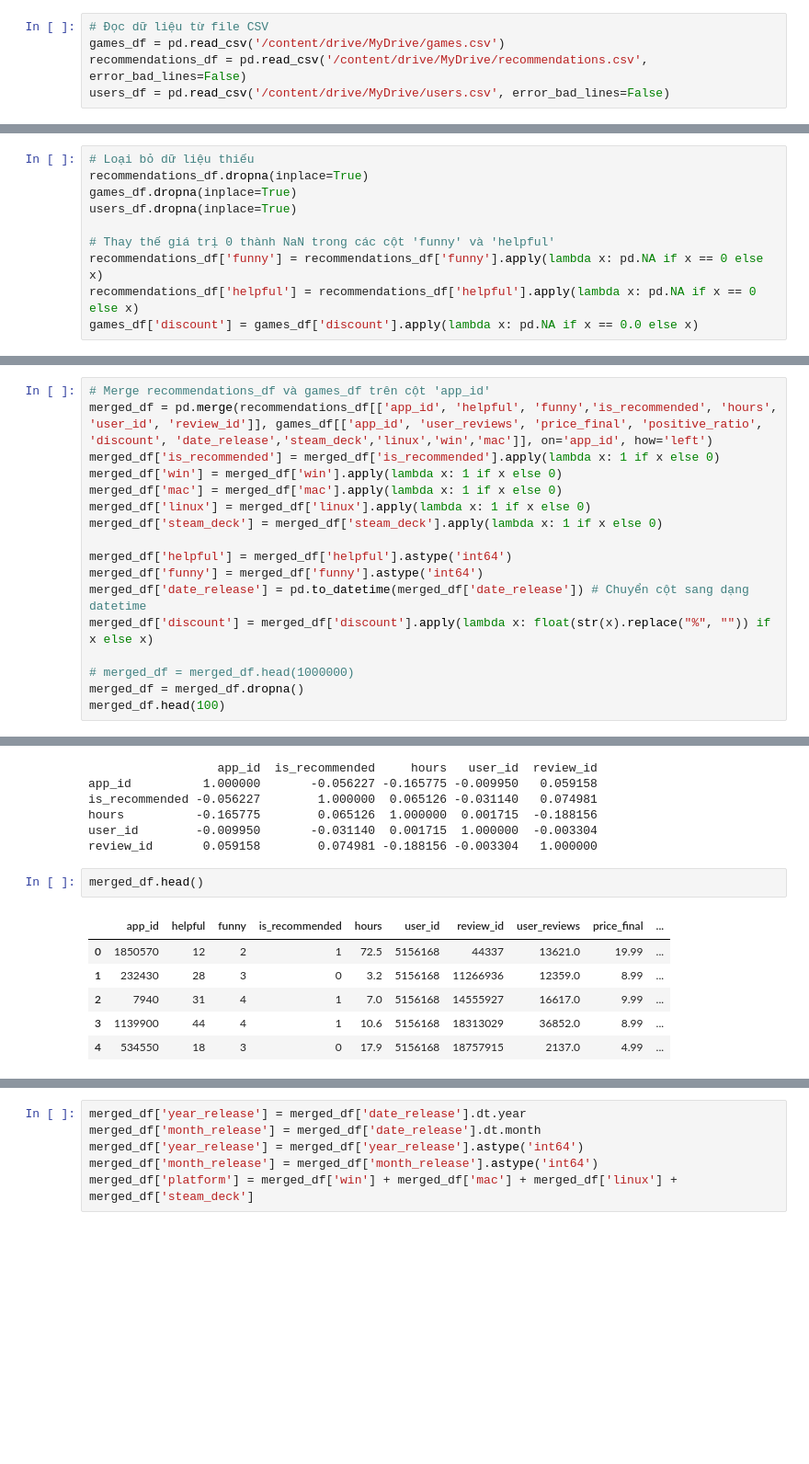
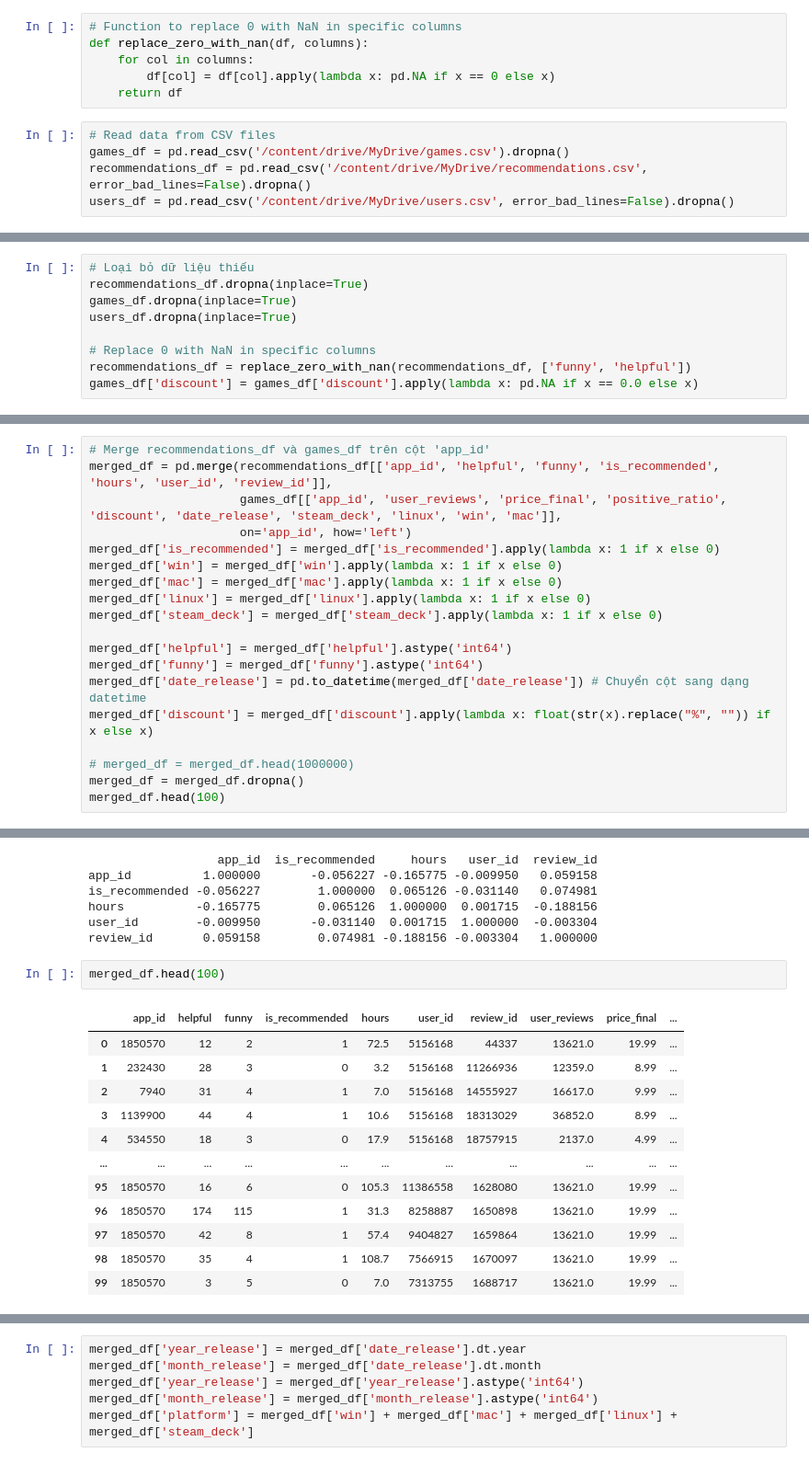
Before and after one commit to khanhsvan/someCollab, a Jupyter notebook: new.ipynb, the cells around one changed output, grey strips where cells are left out. Shown at 92% size. Cells and saved outputs as stored; diff of their text form; blank space fills up the shorter version.

```diff
--- a/new.ipynb
+++ b/new.ipynb
@@ -17,6 +18,12 @@ Mounted at /content/drive
+# %%
+# Function to replace 0 with NaN in specific columns
+def replace_zero_with_nan(df, columns):
+    for col in columns:
+        df[col] = df[col].apply(lambda x: pd.NA if x == 0 else x)
+    return df
 # %%
-# Đọc dữ liệu từ file CSV
-games_df = pd.read_csv('/content/drive/MyDrive/games.csv')
-recommendations_df = pd.read_csv('/content/drive/MyDrive/recommendations.csv', error_bad_lines=False)
-users_df = pd.read_csv('/content/drive/MyDrive/users.csv', error_bad_lines=False)
+# Read data from CSV files
+games_df = pd.read_csv('/content/drive/MyDrive/games.csv').dropna()
+recommendations_df = pd.read_csv('/content/drive/MyDrive/recommendations.csv', error_bad_lines=False).dropna()
+users_df = pd.read_csv('/content/drive/MyDrive/users.csv', error_bad_lines=False).dropna()
 # %% [output]
@@ -57,9 +64,8 @@ recommendations_df.dropna(inplace=True)
 games_df.dropna(inplace=True)
 users_df.dropna(inplace=True)
 
-# Thay thế giá trị 0 thành NaN trong các cột 'funny' và 'helpful'
-recommendations_df['funny'] = recommendations_df['funny'].apply(lambda x: pd.NA if x == 0 else x)
-recommendations_df['helpful'] = recommendations_df['helpful'].apply(lambda x: pd.NA if x == 0 else x)
+# Replace 0 with NaN in specific columns
+recommendations_df = replace_zero_with_nan(recommendations_df, ['funny', 'helpful'])
 games_df['discount'] = games_df['discount'].apply(lambda x: pd.NA if x == 0.0 else x)
 # %%
 print("sum of Nan values: ",recommendations_df.isna().sum())
@@ -131,7 +137,9 @@ games_df.head()
 | 109 | 727980 | Injustice™ 2 - Black Manta | 2017-11-14 | True | False | False | Positive | 82 | 23 | ... |
 # %%
 # Merge recommendations_df và games_df trên cột 'app_id'
-merged_df = pd.merge(recommendations_df[['app_id', 'helpful', 'funny','is_recommended', 'hours', 'user_id', 'review_id']], games_df[['app_id', 'user_reviews', 'price_final', 'positive_ratio', 'discount', 'date_release','steam_deck','linux','win','mac']], on='app_id', how='left')
+merged_df = pd.merge(recommendations_df[['app_id', 'helpful', 'funny', 'is_recommended', 'hours', 'user_id', 'review_id']],
+                     games_df[['app_id', 'user_reviews', 'price_final', 'positive_ratio', 'discount', 'date_release', 'steam_deck', 'linux', 'win', 'mac']],
+                     on='app_id', how='left')
 merged_df['is_recommended'] = merged_df['is_recommended'].apply(lambda x: 1 if x else 0)
 merged_df['win'] = merged_df['win'].apply(lambda x: 1 if x else 0)
 merged_df['mac'] = merged_df['mac'].apply(lambda x: 1 if x else 0)
@@ -205,11 +213,17 @@ hours          -0.165775        0.065126  1.000000  0.001715  -0.188156
 user_id        -0.009950       -0.031140  0.001715  1.000000  -0.003304
 review_id       0.059158        0.074981 -0.188156 -0.003304   1.000000
 # %%
-merged_df.head()
+merged_df.head(100)
 # %% [output]
 |  | app_id | helpful | funny | is_recommended | hours | user_id | review_id | user_reviews | price_final | ... |
 | 0 | 1850570 | 12 | 2 | 1 | 72.5 | 5156168 | 44337 | 13621.0 | 19.99 | ... |
 | 1 | 232430 | 28 | 3 | 0 | 3.2 | 5156168 | 11266936 | 12359.0 | 8.99 | ... |
 | 2 | 7940 | 31 | 4 | 1 | 7.0 | 5156168 | 14555927 | 16617.0 | 9.99 | ... |
 | 3 | 1139900 | 44 | 4 | 1 | 10.6 | 5156168 | 18313029 | 36852.0 | 8.99 | ... |
 | 4 | 534550 | 18 | 3 | 0 | 17.9 | 5156168 | 18757915 | 2137.0 | 4.99 | ... |
+| ... | ... | ... | ... | ... | ... | ... | ... | ... | ... | ... |
+| 95 | 1850570 | 16 | 6 | 0 | 105.3 | 11386558 | 1628080 | 13621.0 | 19.99 | ... |
+| 96 | 1850570 | 174 | 115 | 1 | 31.3 | 8258887 | 1650898 | 13621.0 | 19.99 | ... |
+| 97 | 1850570 | 42 | 8 | 1 | 57.4 | 9404827 | 1659864 | 13621.0 | 19.99 | ... |
+| 98 | 1850570 | 35 | 4 | 1 | 108.7 | 7566915 | 1670097 | 13621.0 | 19.99 | ... |
+| 99 | 1850570 | 3 | 5 | 0 | 7.0 | 7313755 | 1688717 | 13621.0 | 19.99 | ... |
```
Also changed, not shown: parts of 24 cells of this notebook.
